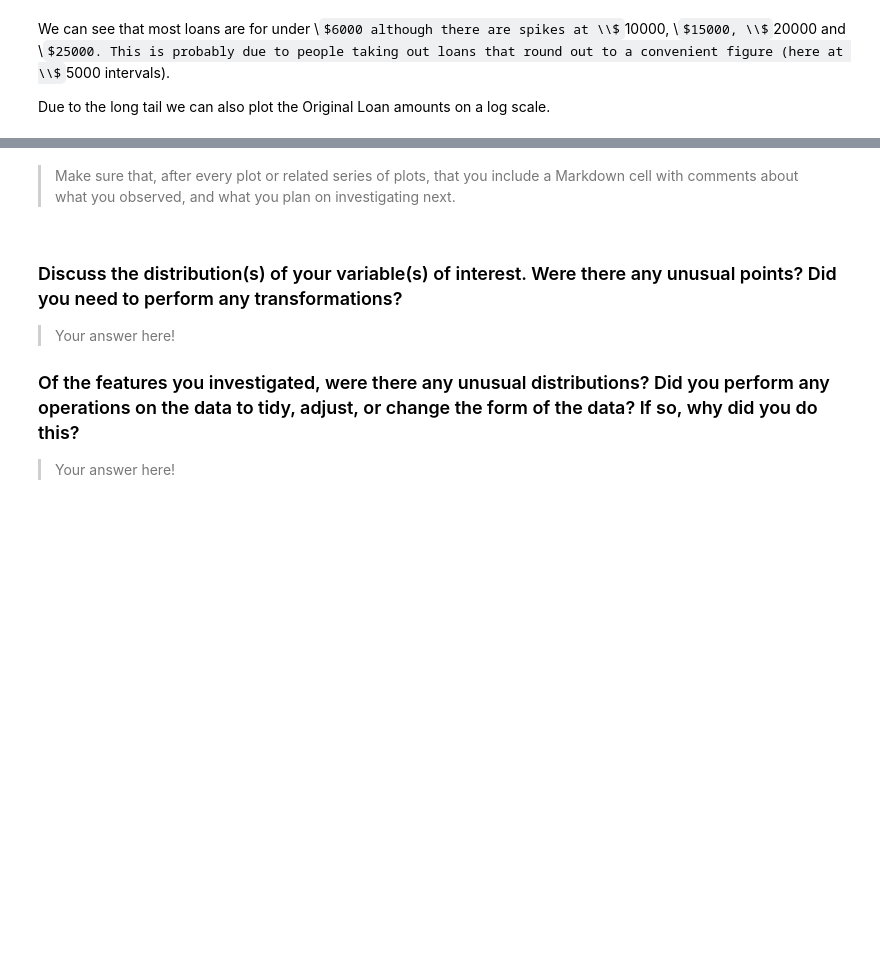
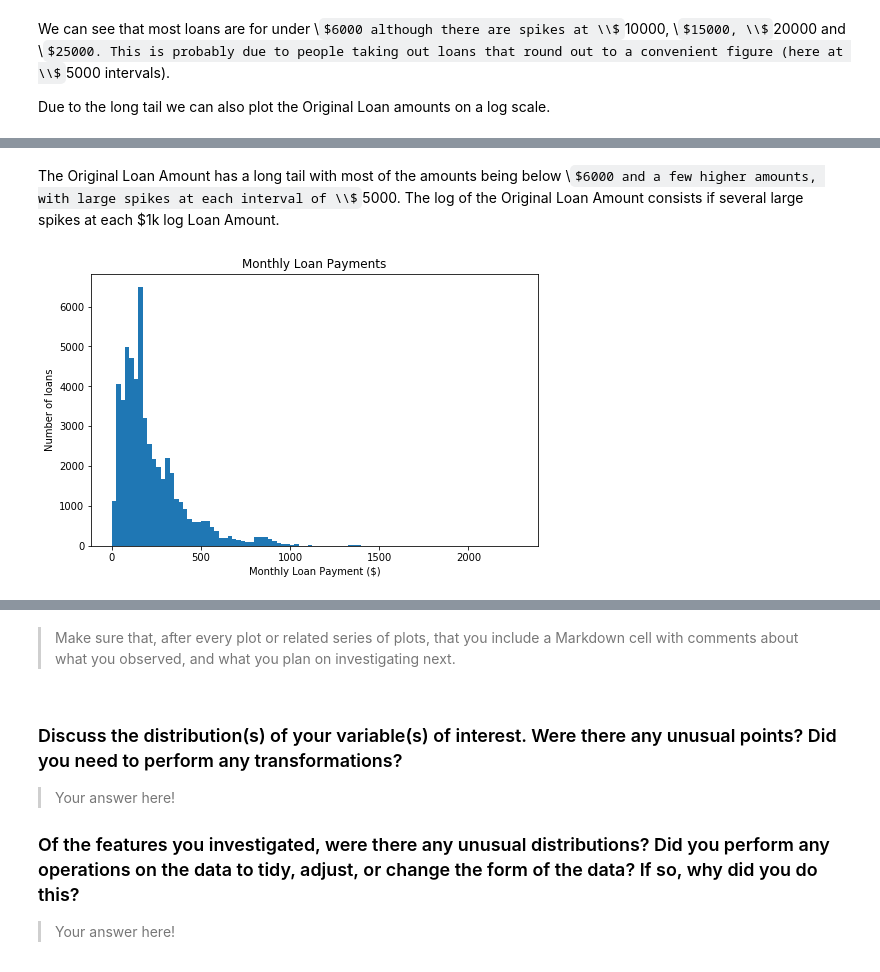
Before and after one commit to Jeffro80/DAND_Communicate_Findings, a Jupyter notebook: exploration-WORKING.ipynb, the cells around one changed output, grey strips where cells are left out. Saved outputs shown, nothing was run; the diff lists cells and outputs as text; code cells hidden in the pictures; some formulas as TeX source; blank space fills up the shorter version.

```diff
--- a/exploration-WORKING.ipynb
+++ b/exploration-WORKING.ipynb
@@ -444,0 +457,15 @@ Due to the long tail we can also plot the Original Loan amounts on a log scale.
+# %% [markdown]
+The Original Loan Amount has a long tail with most of the amounts being below \\$6000 and a few higher amounts, with large spikes at each interval of \\$5000. The log of the Original Loan Amount consists if several large spikes at each $1k log Loan Amount.
+# %%
+# Plot MonthlyLoanPayment column
+binsize = 25
+bins = np.arange(0, loans['MonthlyLoanPayment'].max()+binsize, binsize)
+
+plt.figure(figsize=[8, 5])
+plt.hist(data = loans, x = 'MonthlyLoanPayment', bins = bins)
+plt.xlabel('Monthly Loan Payment ($)')
+plt.ylabel('Number of loans')
+plt.title('Monthly Loan Payments')
+plt.show()
+# %% [output]
+[figure, added]
```
Also changed, not shown: parts of 5 cells of this notebook.
